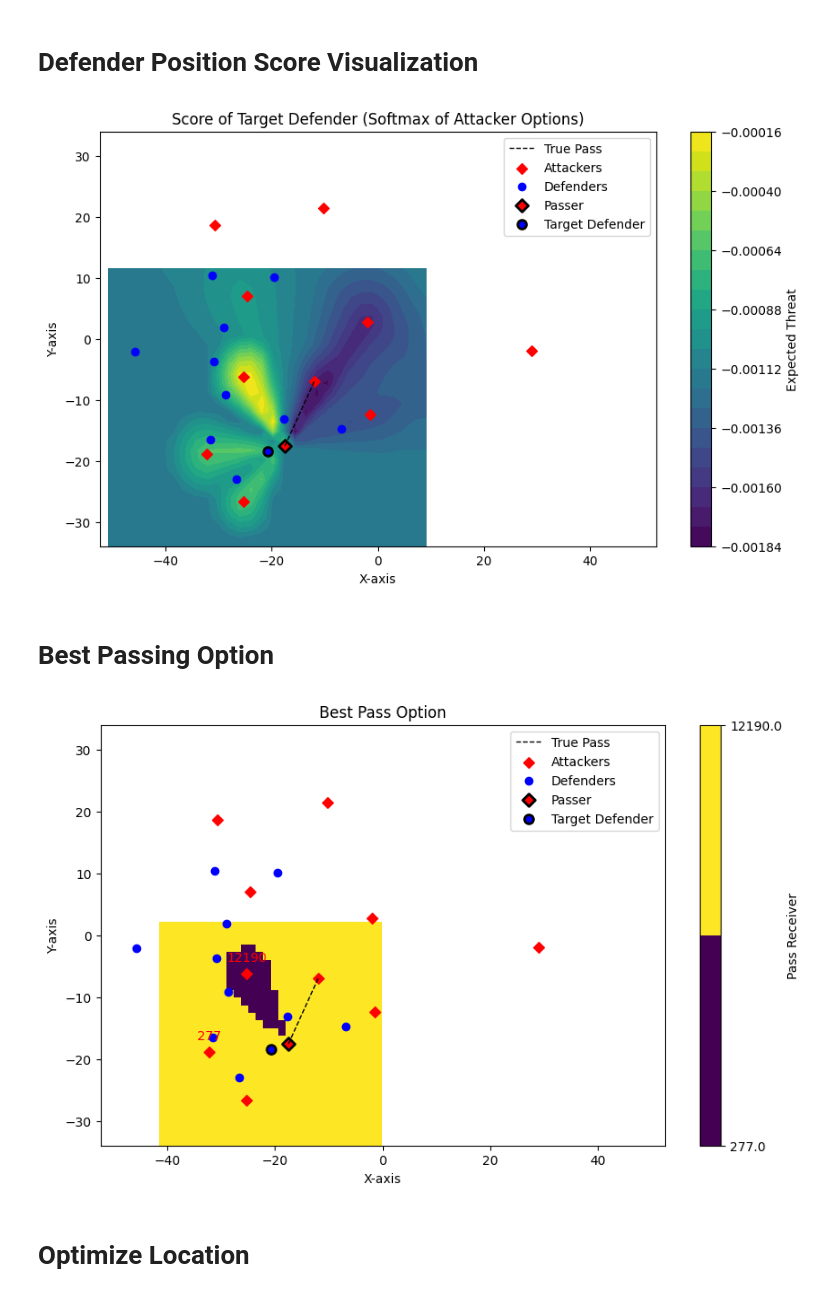
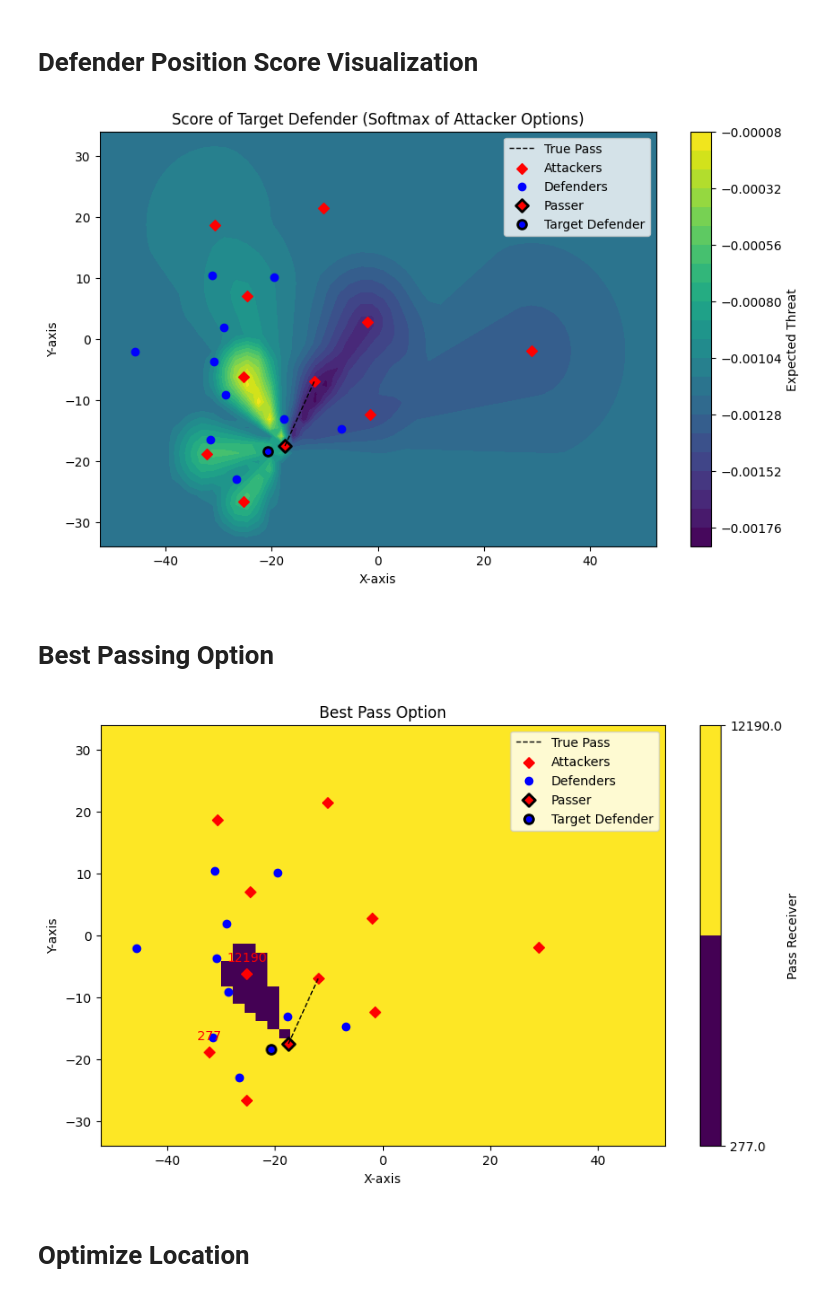
Before and after one commit to ariskoutris/defensive-passing-networks, a Jupyter notebook: src/notebooks/position_optimization.ipynb, the cells around one changed output. Drawn from its saved outputs; the diff is of its cells as text; code cells hidden in the pictures.

Commit message:
Update files to use vectorized opt_func and generate results

```diff
--- a/src/notebooks/position_optimization.ipynb
+++ b/src/notebooks/position_optimization.ipynb
@@ -40,14 +40,14 @@ defender_id = 10082
 # %% [markdown]
 # Defender Position Score Visualization
 # %%
-threat_func = optim_utils.create_xt_func(defender_id, passes_df, frame_id, threat_map)
+threat_func = optim_utils.create_xt_func_vectorized(defender_id, passes_df, frame_id, threat_map)
 threat_agg = optim_utils.threat_aggregator('softmax', temp=0.03)
 opt_func = lambda x, y: -threat_agg(threat_func(x, y))
 
 pass_plotter = plot_utils.PassPlotter(passes_df, frame_id, pitch_length, pitch_width)
 x_def, y_def = pass_plotter.get_player_location(defender_id)
 
-ax = optim_utils.visualize_func(opt_func, x_def, y_def, radius=30, bound_x=pitch_length, bound_y=pitch_width, grid_res=30, contour_levels=20)
+ax = optim_utils.visualize_func(opt_func, x_def, y_def, radius=200, bound_x=pitch_length, bound_y=pitch_width, grid_res=50, contour_levels=20)
 pass_plotter.plot_pass(ax, defender_id)
 plt.legend()
 plt.title('Score of Target Defender (Softmax of Attacker Options)')
@@ -57,34 +57,34 @@ plt.xlim([-pitch_length/2, pitch_length/2])
 plt.ylim([-pitch_width/2, pitch_width/2])
 plt.show()
 # %% [output]
-[figure, old version]
+[figure, new version]
 # %% [markdown]
 # Best Passing Option
 # %%
-threat_func = optim_utils.create_xt_func(defender_id, passes_df, frame_id, threat_map)
+threat_func = optim_utils.create_xt_func_vectorized(defender_id, passes_df, frame_id, threat_map)
 threat_agg = optim_utils.threat_aggregator('maxKey')
 opt_func = lambda x, y: threat_agg(threat_func(x, y))
 
 pass_plotter = plot_utils.PassPlotter(passes_df, frame_id, pitch_length, pitch_width)
 x_def, y_def = pass_plotter.get_player_location(defender_id)
 
-ax, candidate_recipients = optim_utils.visualize_best_pass(opt_func, x_def, y_def, radius=20, bound_x=pitch_length, bound_y=pitch_width, grid_res=30, return_recipients=True)
+ax, candidate_recipients = optim_utils.visualize_best_pass(opt_func, x_def, y_def, radius=200, bound_x=pitch_length, bound_y=pitch_width, grid_res=50, return_recipients=True)
 
 ax = plt.gca()
 for label in candidate_recipients:
     x, y = pass_plotter.get_player_location(int(label))
     ax.annotate(int(label), (x, y), textcoords="offset points", xytext=(0,10), ha='center', fontsize=10, color='red')
 
 pass_plotter.plot_pass(ax, defender_id)
 plt.legend()
 plt.title('Best Pass Option')
 plt.xlabel('X-axis')
 plt.ylabel('Y-axis')
 plt.xlim([-pitch_length/2, pitch_length/2])
 plt.ylim([-pitch_width/2, pitch_width/2])
 plt.show()
 # %% [output]
-[figure, old version]
+[figure, new version]
 # %% [markdown]
 # Optimize Location
 # %%
```
Also changed, not shown: parts of 1 cell of this notebook, 2 other files.
